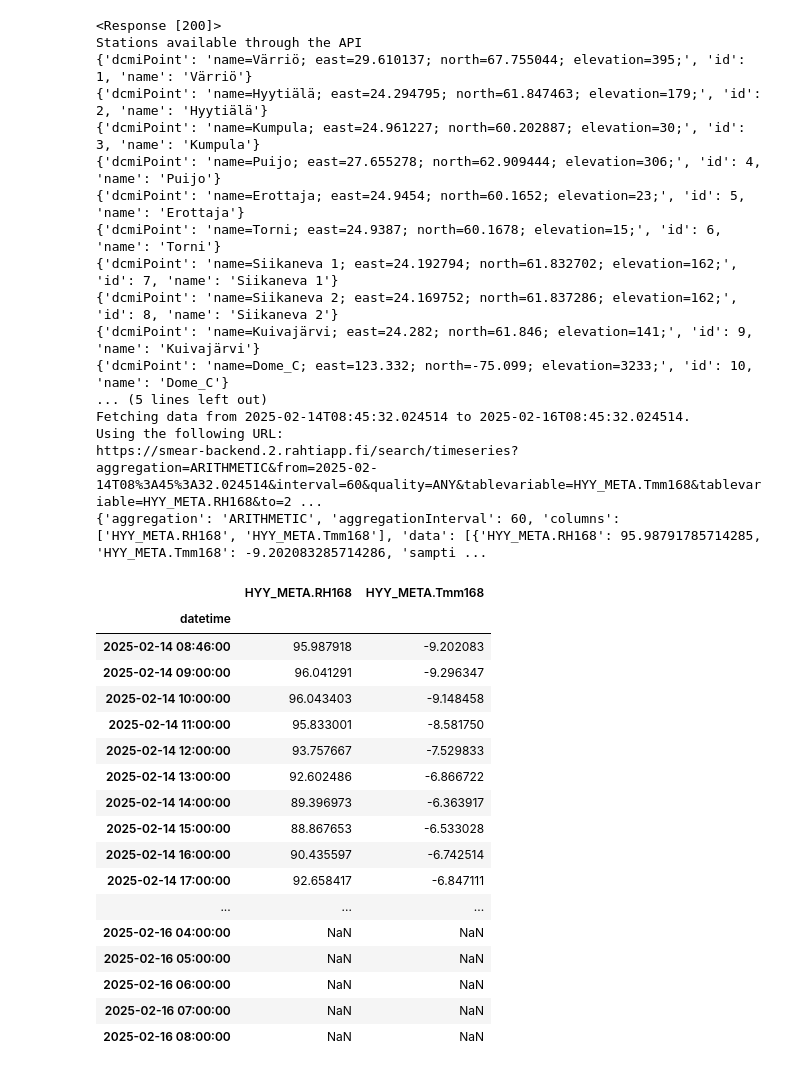
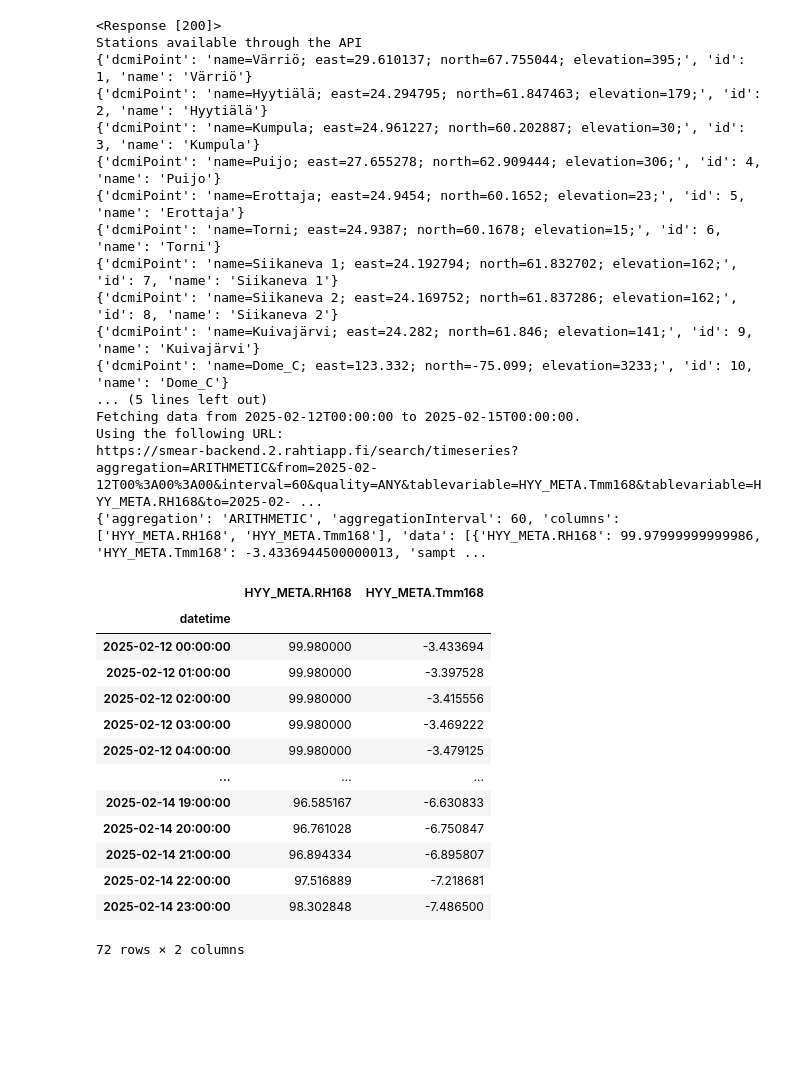
Before and after one commit to pirstov/Air_quality_forecast, a Jupyter notebook: Load_validation_data.ipynb, the cells around one changed output. Saved outputs shown, nothing was run; the diff lists cells and outputs as text; code cells hidden in the pictures; blank space fills up the shorter version.

```diff
--- a/Load_validation_data.ipynb
+++ b/Load_validation_data.ipynb
@@ -7,7 +7,7 @@ import json
 import datetime
 import urllib.parse
 
-def get_smear_data(days_to_fetch = 2, variables_to_fetch = ['HYY_META.Tmm168', 'HYY_META.RH168']):
+def get_smear_data(days_to_fetch = 3, variables_to_fetch = ['HYY_META.Tmm168', 'HYY_META.RH168']):
     '''This function will fetch the observational data from Hyytiälä weather station.'''
 
     # Check the list of stations
@@ -22,11 +22,11 @@ def get_smear_data(days_to_fetch = 2, variables_to_fetch = ['HYY_META.Tmm168', '
             print(i)
 
     # Try to fetch the temperature data from 16.8 meters above ground level for the past two days
-    datetime_end = datetime.datetime.now()
+    datetime_start = datetime.datetime(year=2025, month=2, day=12, hour=0)
     num_days_to_fetch = datetime.timedelta(days = days_to_fetch)
 
-    datetime_start = (datetime_end - num_days_to_fetch).isoformat()
-    datetime_end = datetime_end.isoformat()
+    datetime_end = (datetime_start + num_days_to_fetch).isoformat()
+    datetime_start = datetime_start.isoformat()
 
     print(f"\nFetching data from {datetime_start} to {datetime_end}.")
 
@@ -67,52 +67,49 @@ def get_smear_data(days_to_fetch = 2, variables_to_fetch = ['HYY_META.Tmm168', '
         df = pd.DataFrame.from_dict(data['data'])
 
         # Transform the time stamp into a default datetime format, assign it as an index
         df['datetime'] = pd.to_datetime(df['samptime'], errors = 'coerce')
         df.set_index('datetime', inplace = True)
         df.drop(columns = 'samptime', inplace = True)
 
         return df
     else:
+        print(f"unsuccesfull")
         return pd.DataFrame()
 
 
 get_smear_data()
 # %% [output]
 <Response [200]>
 Stations available through the API
 {'dcmiPoint': 'name=Värriö; east=29.610137; north=67.755044; elevation=395;', 'id': 1, 'name': 'Värriö'}
 {'dcmiPoint': 'name=Hyytiälä; east=24.294795; north=61.847463; elevation=179;', 'id': 2, 'name': 'Hyytiälä'}
 {'dcmiPoint': 'name=Kumpula; east=24.961227; north=60.202887; elevation=30;', 'id': 3, 'name': 'Kumpula'}
 {'dcmiPoint': 'name=Puijo; east=27.655278; north=62.909444; elevation=306;', 'id': 4, 'name': 'Puijo'}
 {'dcmiPoint': 'name=Erottaja; east=24.9454; north=60.1652; elevation=23;', 'id': 5, 'name': 'Erottaja'}
 {'dcmiPoint': 'name=Torni; east=24.9387; north=60.1678; elevation=15;', 'id': 6, 'name': 'Torni'}
 {'dcmiPoint': 'name=Siikaneva 1; east=24.192794; north=61.832702; elevation=162;', 'id': 7, 'name': 'Siikaneva 1'}
 {'dcmiPoint': 'name=Siikaneva 2; east=24.169752; north=61.837286; elevation=162;', 'id': 8, 'name': 'Siikaneva 2'}
 {'dcmiPoint': 'name=Kuivajärvi; east=24.282; north=61.846; elevation=141;', 'id': 9, 'name': 'Kuivajärvi'}
 {'dcmiPoint': 'name=Dome_C; east=123.332; north=-75.099; elevation=3233;', 'id': 10, 'name': 'Dome_C'}
 ... (5 lines left out)
-Fetching data from 2025-02-14T08:45:32.024514 to 2025-02-16T08:45:32.024514.
+Fetching data from 2025-02-12T00:00:00 to 2025-02-15T00:00:00.
 Using the following URL:
-https://smear-backend.2.rahtiapp.fi/search/timeseries?aggregation=ARITHMETIC&from=2025-02-14T08%3A45%3A32.024514&interval=60&quality=ANY&tablevariable=HYY_META.Tmm168&tablevariable=HYY_META.RH168&to=2 ...
-{'aggregation': 'ARITHMETIC', 'aggregationInterval': 60, 'columns': ['HYY_META.RH168', 'HYY_META.Tmm168'], 'data': [{'HYY_META.RH168': 95.98791785714285, 'HYY_META.Tmm168': -9.202083285714286, 'sampti ...
+https://smear-backend.2.rahtiapp.fi/search/timeseries?aggregation=ARITHMETIC&from=2025-02-12T00%3A00%3A00&interval=60&quality=ANY&tablevariable=HYY_META.Tmm168&tablevariable=HYY_META.RH168&to=2025-02- ...
+{'aggregation': 'ARITHMETIC', 'aggregationInterval': 60, 'columns': ['HYY_META.RH168', 'HYY_META.Tmm168'], 'data': [{'HYY_META.RH168': 99.97999999999986, 'HYY_META.Tmm168': -3.4336944500000013, 'sampt ...
 |  | HYY_META.RH168 | HYY_META.Tmm168 |
 | datetime |  |  |
-| 2025-02-14 08:46:00 | 95.987918 | -9.202083 |
-| 2025-02-14 09:00:00 | 96.041291 | -9.296347 |
-| 2025-02-14 10:00:00 | 96.043403 | -9.148458 |
-| 2025-02-14 11:00:00 | 95.833001 | -8.581750 |
-| 2025-02-14 12:00:00 | 93.757667 | -7.529833 |
-| 2025-02-14 13:00:00 | 92.602486 | -6.866722 |
-| 2025-02-14 14:00:00 | 89.396973 | -6.363917 |
-| 2025-02-14 15:00:00 | 88.867653 | -6.533028 |
-| 2025-02-14 16:00:00 | 90.435597 | -6.742514 |
-| 2025-02-14 17:00:00 | 92.658417 | -6.847111 |
+| 2025-02-12 00:00:00 | 99.980000 | -3.433694 |
+| 2025-02-12 01:00:00 | 99.980000 | -3.397528 |
+| 2025-02-12 02:00:00 | 99.980000 | -3.415556 |
+| 2025-02-12 03:00:00 | 99.980000 | -3.469222 |
+| 2025-02-12 04:00:00 | 99.980000 | -3.479125 |
 | ... | ... | ... |
-| 2025-02-16 04:00:00 | NaN | NaN |
-| 2025-02-16 05:00:00 | NaN | NaN |
-| 2025-02-16 06:00:00 | NaN | NaN |
-| 2025-02-16 07:00:00 | NaN | NaN |
-| 2025-02-16 08:00:00 | NaN | NaN |
+| 2025-02-14 19:00:00 | 96.585167 | -6.630833 |
+| 2025-02-14 20:00:00 | 96.761028 | -6.750847 |
+| 2025-02-14 21:00:00 | 96.894334 | -6.895807 |
+| 2025-02-14 22:00:00 | 97.516889 | -7.218681 |
+| 2025-02-14 23:00:00 | 98.302848 | -7.486500 |
+72 rows × 2 columns
 # %%
 VARIABLES_TO_FETCH = ['HYY_DMPS.tconc',     # Total particle concentration (placeholder)
                       'HYY_META.Tmm168',    # Temperature, 16.8 m
```
Also changed, not shown: parts of 6 cells of this notebook, 4 other files.
